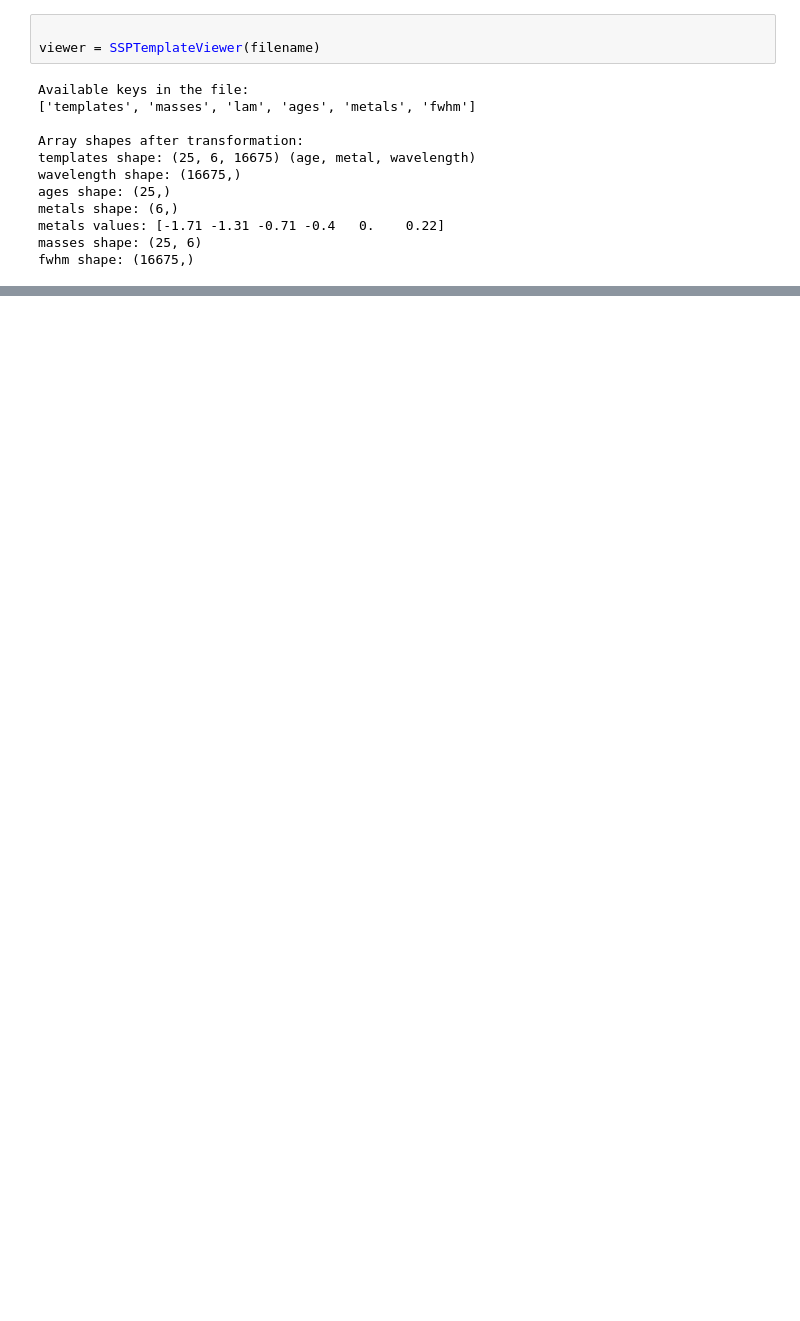
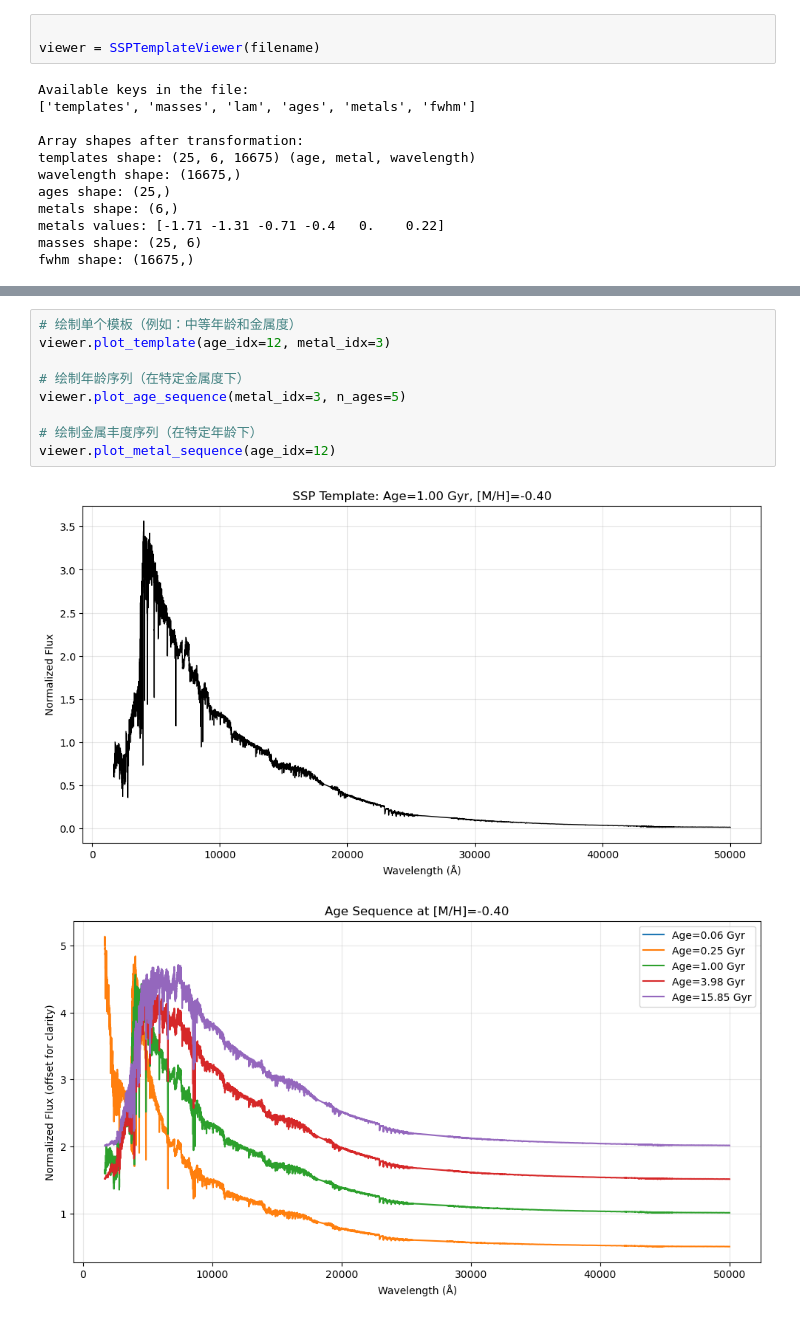
Before and after one commit to VacEn-WenJin/2024-NAOC-IUSpectrum, a Jupyter notebook: Code/SSP_reader.ipynb, the cells around one changed output, grey strips where cells are left out. Drawn from its saved outputs; the diff is of its cells as text; blank space fills up the shorter version.

```diff
--- a/Code/SSP_reader.ipynb
+++ b/Code/SSP_reader.ipynb
@@ -232,0 +312,12 @@ AttributeError: 'SSPTemplateViewer' object has no attribute 'get_template_stats'
+# %%
+# 绘制单个模板（例如：中等年龄和金属度）
+viewer.plot_template(age_idx=12, metal_idx=3)
+
+# 绘制年龄序列（在特定金属度下）
+viewer.plot_age_sequence(metal_idx=3, n_ages=5)
+
+# 绘制金属丰度序列（在特定年龄下）
+viewer.plot_metal_sequence(age_idx=12)
+# %% [output]
+[figure, added]
+[figure, added]
```
Also changed, not shown: parts of 5 cells of this notebook, 9 other files.
